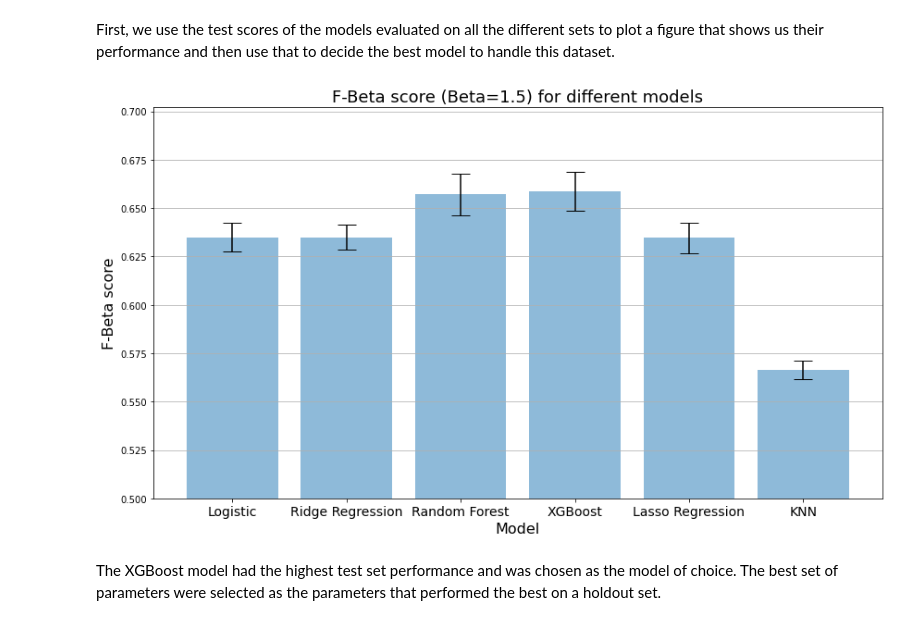
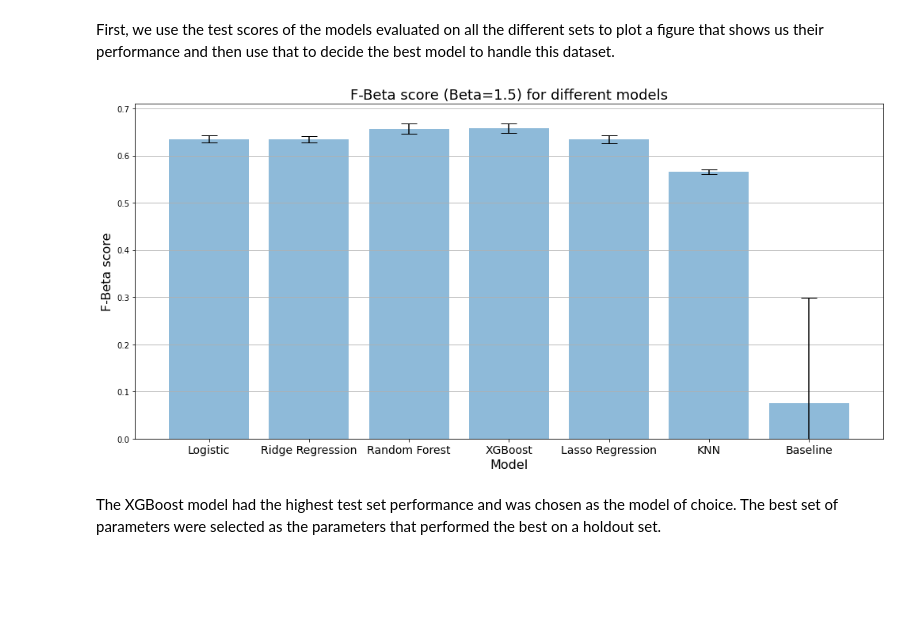
Before and after one commit to spacegoat1/news_article_popularity, a Jupyter notebook: src/8_selecting_best_model.ipynb, the cells around one changed output. Saved outputs shown, nothing was run; the diff lists cells and outputs as text; code cells hidden in the pictures; blank space fills up the shorter version.

Commit message:
updated figures from feedback

```diff
--- a/src/8_selecting_best_model.ipynb
+++ b/src/8_selecting_best_model.ipynb
@@ -25,11 +25,17 @@ for m in MODEL_EVALUATIONS.keys():
     error_bar_data[m]['data'] = np.array(MODEL_EVALUATIONS[m]['test_scores'])
     error_bar_data[m]['mean'] = np.mean(np.array(MODEL_EVALUATIONS[m]['test_scores']))
     error_bar_data[m]['std'] = np.std(np.array(MODEL_EVALUATIONS[m]['test_scores']))
-error_bar_data
 
-x_pos = np.arange(len(models))
+x_pos = np.arange(len(models) + 1)
 fbeta_15s = [error_bar_data[m]['mean'] for m in models]
 error = [error_bar_data[m]['std'] for m in models]
+
+# Baseline scores were calculated later, but being added here so that they go into the chart
+models.append('baseline')
+baseline_score, baseline_std = (0.07470127102519217, 0.2241038130755765)
+fbeta_15s.append(baseline_score)
+error.append(baseline_std)
+
 model_names = {
     'logistic_regression': 'Logistic',
     'lasso': 'Lasso Regression',
@@ -37,25 +43,26 @@ model_names = {
     'random_forest': 'Random Forest',
     'ridge': 'Ridge Regression',
     'KNN': 'KNN',
+    'baseline': 'Baseline',
 }
 # %%
 # Build the plot
-fig, ax = plt.subplots(figsize=(12,7))
+fig, ax = plt.subplots(figsize=(14,7))
 ax.bar(x_pos, fbeta_15s, yerr=error, align='center', alpha=0.5, ecolor='black', capsize=10)
 ax.set_xlabel('Model', fontsize=16)
 ax.set_ylabel('F-Beta score', fontsize=16)
 ax.set_xticks(x_pos)
 ax.set_xticklabels([model_names[x] for x in models], fontsize=14)
 ax.set_title('F-Beta score (Beta=1.5) for different models', fontsize=18)
-ax.set_ylim(bottom=0.5)
+ax.set_ylim(bottom=0.0)
 ax.yaxis.grid(True)
 
 # Save the figure and show
 plt.tight_layout()
 plt.savefig(figures_dir + 'bar_plot_with_error_bars.png')
 plt.show()
 # %% [output]
-[figure, old version]
+[figure, new version]
 # %% [markdown]
 The XGBoost model had the highest test set performance and was chosen as the model of choice. The best set of parameters were selected as the parameters that performed the best on a holdout set.
 # %%
```
Also changed, not shown: parts of 4 cells of this notebook, 4 other files.
